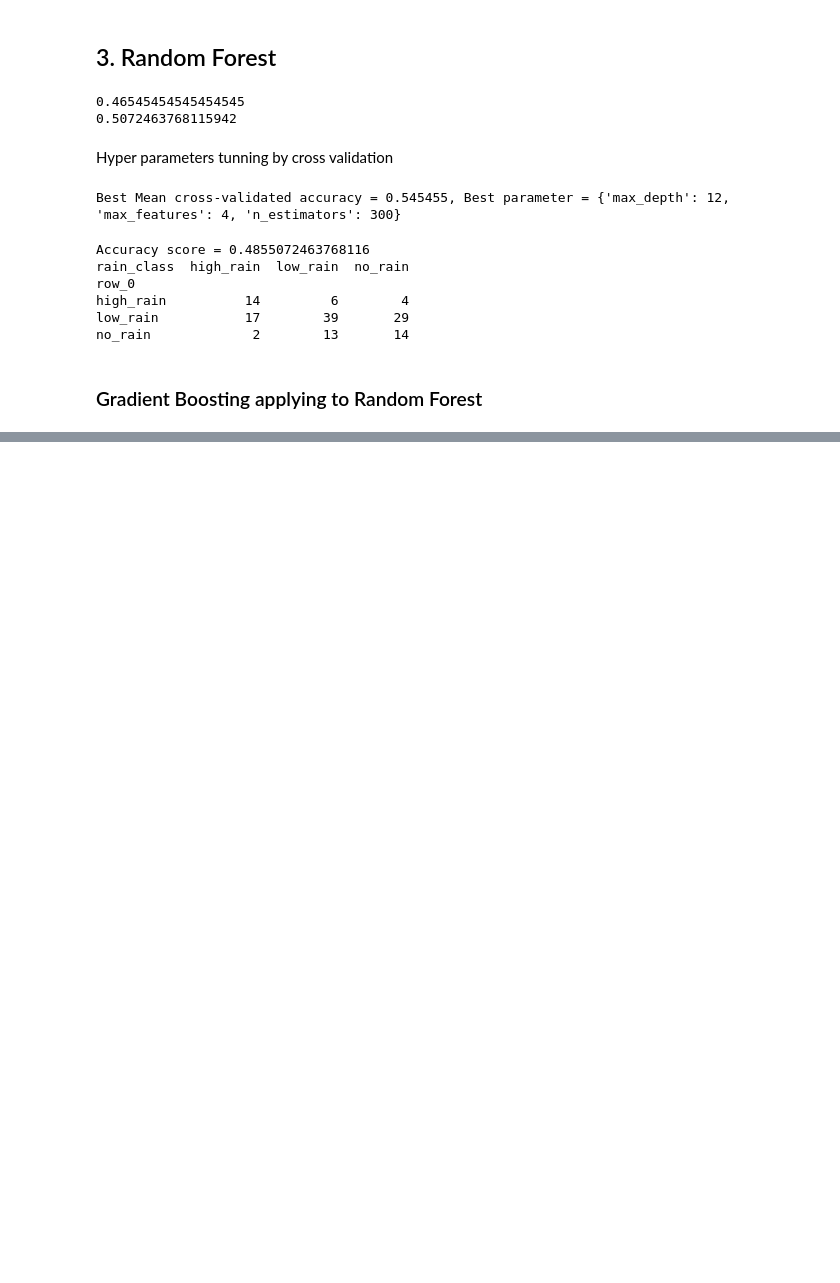
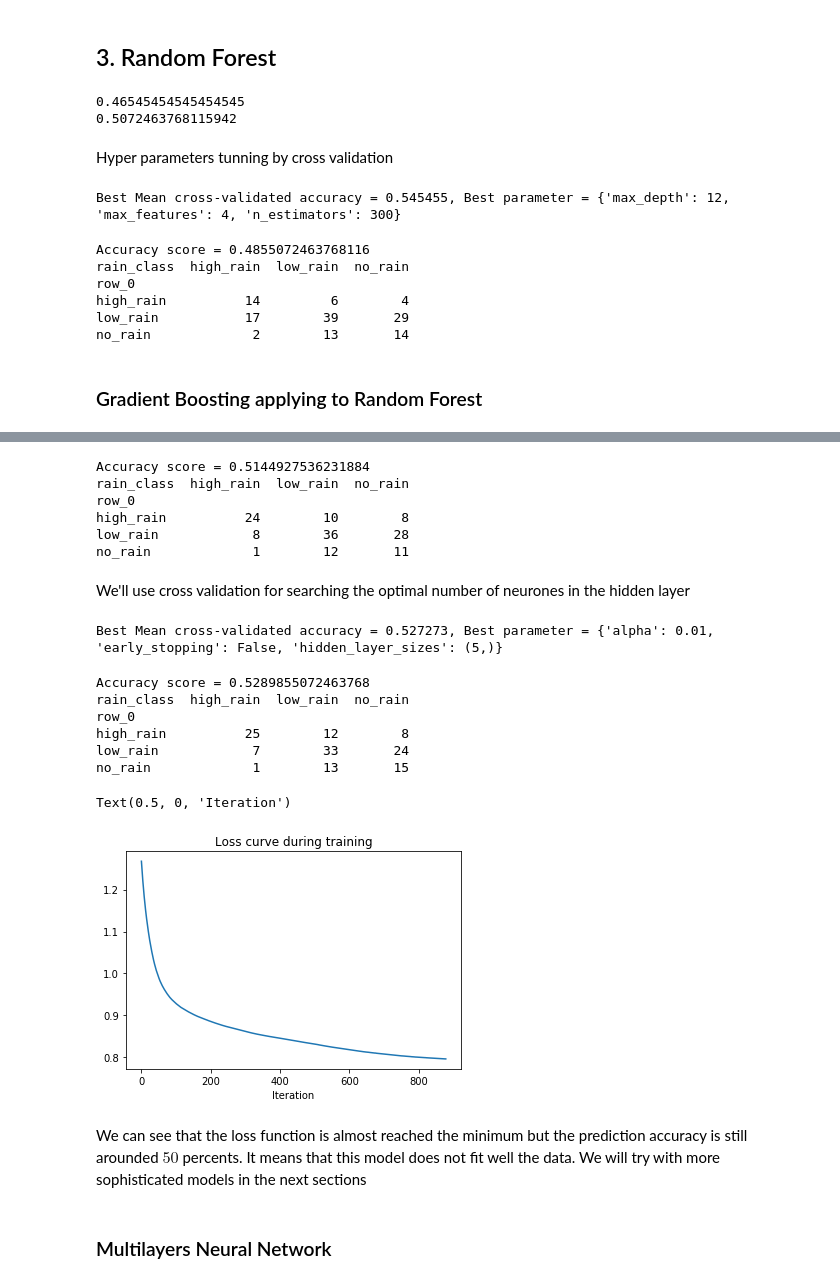
Before and after one commit to NguyenHai7120/4A-MachineLearning-Project, a Jupyter notebook: Classification_python.ipynb, the cells around one changed output, grey strips where cells are left out. Drawn from its saved outputs; the diff is of its cells as text; code cells hidden in the pictures; blank space fills up the shorter version.

Commit message:
Neural Net

```diff
--- a/Classification_python.ipynb
+++ b/Classification_python.ipynb
@@ -189,0 +252,52 @@ print('Mean Accuracy: %.3f (%.3f)' % (mean(n_scores), std(n_scores)))
+# %%
+y_pred_test = nnet1.predict(X_test)
+
+print("Accuracy score =", accuracy_score(y_true = Y_test_class, y_pred = y_pred_test))
+# confusion matrix
+table = pd.crosstab(y_pred_test, Y_test_class)
+print(table)
+# %% [output]
+Accuracy score = 0.5144927536231884
+rain_class  high_rain  low_rain  no_rain
+row_0
+high_rain          24        10        8
+low_rain            8        36       28
+no_rain             1        12       11
+# %% [markdown]
+We'll use cross validation for searching the optimal number of neurones in the hidden layer
+# %%
+param_grid = [{"hidden_layer_sizes" : [(3,),(4,),(5,),(6,), (7,)], "early_stopping" : [True, False], "alpha" : [0.0001, 0.001, 0.005, 0.01, 0.05, 0.1]}]
+
+nnet1_cv = GridSearchCV(MLPClassifier(max_iter = 1500, random_state = 42), param_grid, cv = 5, n_jobs=-1, return_train_score = True)
+nnet1_cv.fit(X_train, Y_train_class)
+
+print("Best Mean cross-validated accuracy = %f, Best parameter = %s" % (nnet1_cv.best_score_, nnet1_cv.best_params_))
+# %% [output]
+Best Mean cross-validated accuracy = 0.527273, Best parameter = {'alpha': 0.01, 'early_stopping': False, 'hidden_layer_sizes': (5,)}
+# %%
+nnet1Opt = nnet1_cv.best_estimator_
+
+y_pred_test = nnet1Opt.predict(X_test)
+
+print("Accuracy score =", accuracy_score(y_true = Y_test_class, y_pred = y_pred_test))
+# confusion matrix
+table = pd.crosstab(y_pred_test, Y_test_class)
+print(table)
+# %% [output]
+Accuracy score = 0.5289855072463768
+rain_class  high_rain  low_rain  no_rain
+row_0
+high_rain          25        12        8
+low_rain            7        33       24
+no_rain             1        13       15
+# %%
+plt.plot(nnet1Opt.loss_curve_)
+plt.title("Loss curve during training")
+plt.xlabel("Iteration")
+# %% [output]
+Text(0.5, 0, 'Iteration')
+[figure, added]
+# %% [markdown]
+We can see that the loss function is almost reached the minimum but the prediction accuracy is still arounded $50$ percents. It means that this model does not fit well the data. We will try with more sophisticated models in the next sections
+# %% [markdown]
+### Multilayers Neural Network
```
Also changed, not shown: parts of 20 cells of this notebook.
